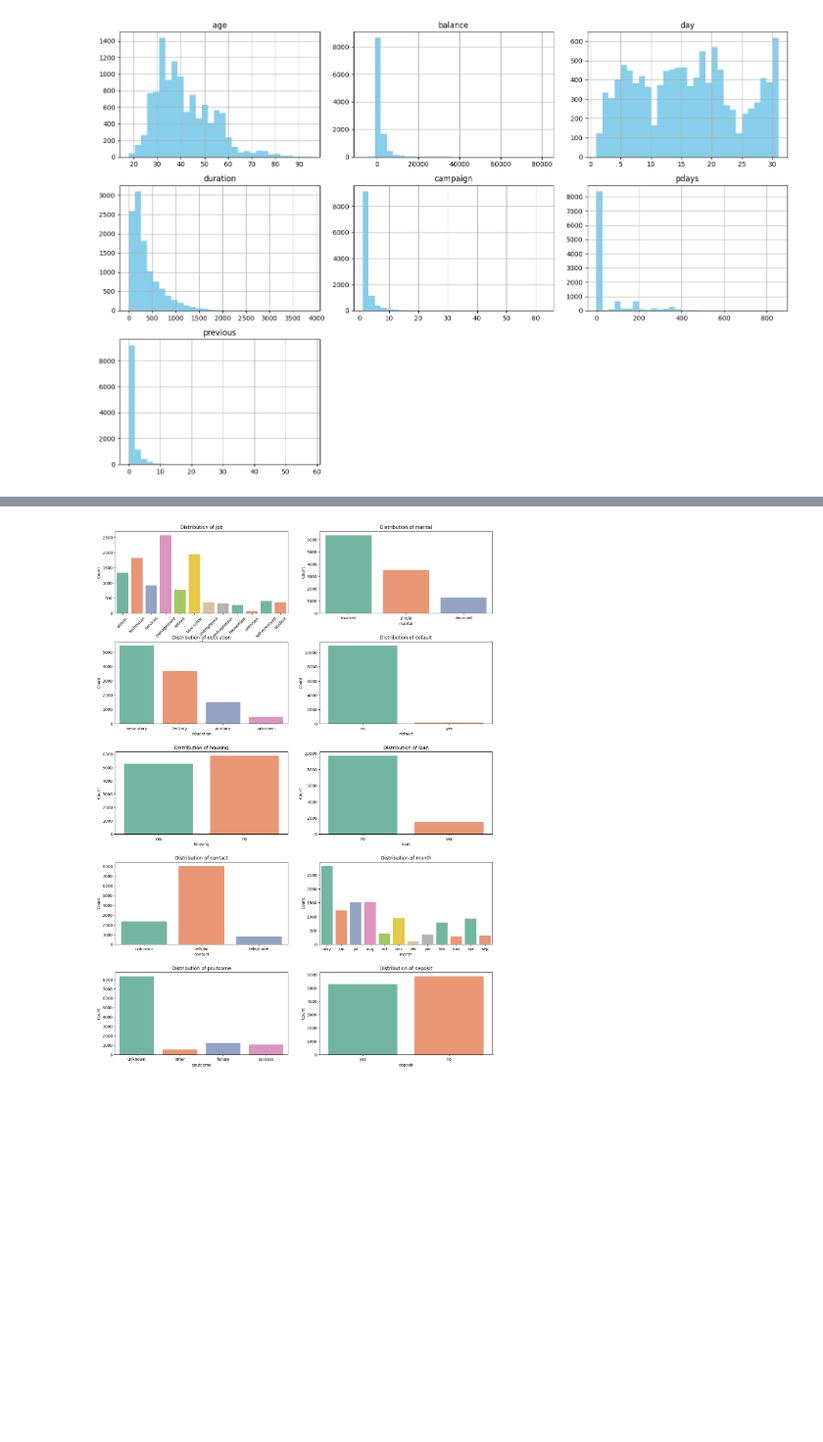
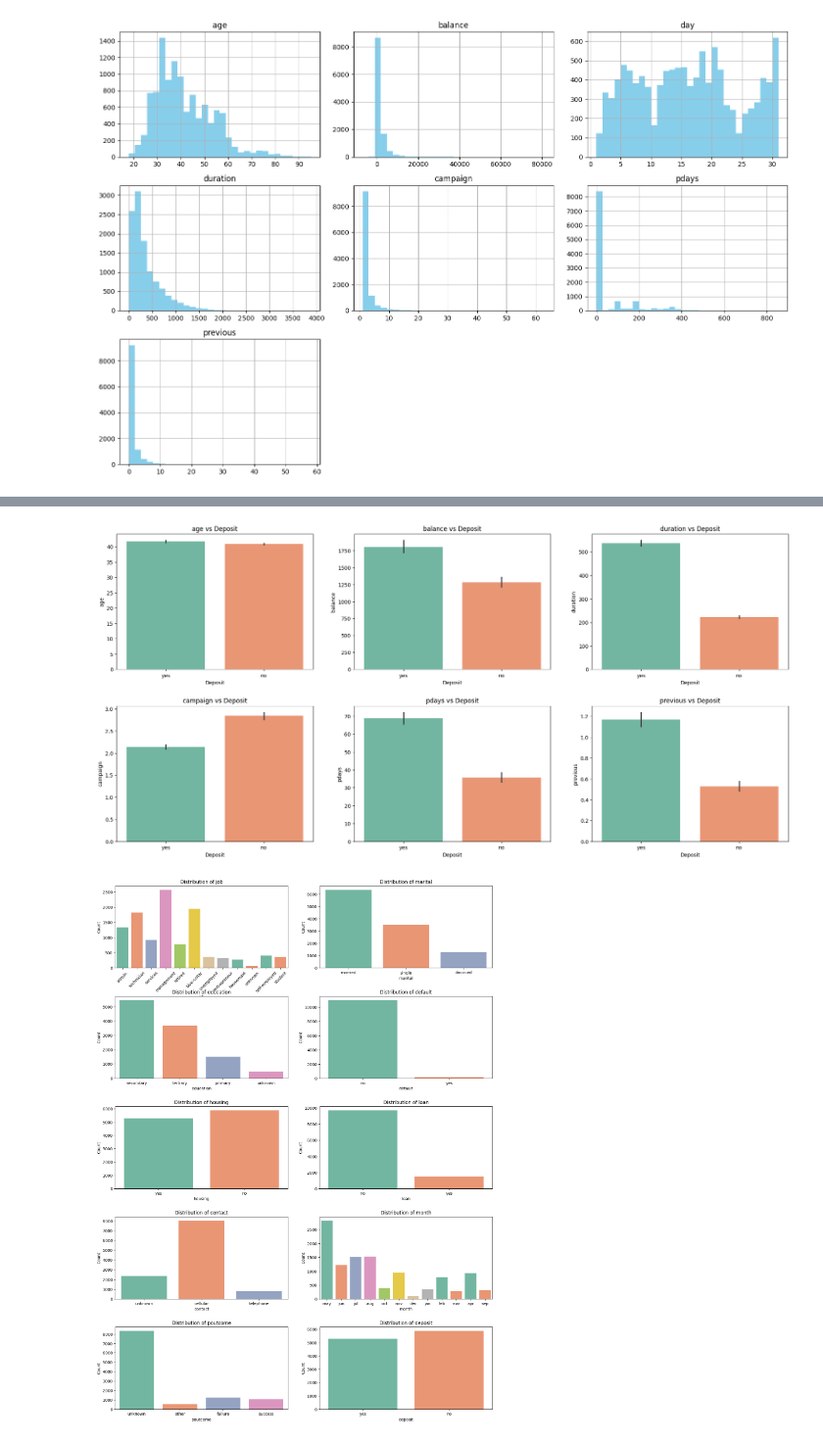
Before and after one commit to Rhy-Shah/BankCustomerSegmentation, a Jupyter notebook: code.ipynb, the cells around one changed output, grey strips where cells are left out. Shown at 98% size. Cells and saved outputs as stored; diff of their text form; code cells hidden in the pictures; blank space fills up the shorter version.

```diff
--- a/code.ipynb
+++ b/code.ipynb
@@ -193,3 +207,16 @@ plt.show()
+# %%
+fig, axes = plt.subplots(nrows=2, ncols=len(numerical_columns)//2 + len(numerical_columns)%2, figsize=(20, 10))
+fig.tight_layout(pad=5.0)
+
+for ax, column in zip(axes.flatten(), numerical_columns):
+    sns.barplot(data=df, x='deposit', y=column, ax=ax, palette='Set2')
+    ax.set_title(f'{column} vs Deposit')
+    ax.set_xlabel('Deposit')
+    ax.set_ylabel(column)
+
+plt.show()
+# %% [output]
+[figure, added]
 # %%
 import warnings
 
```
Also changed, not shown: parts of 10 cells of this notebook.
